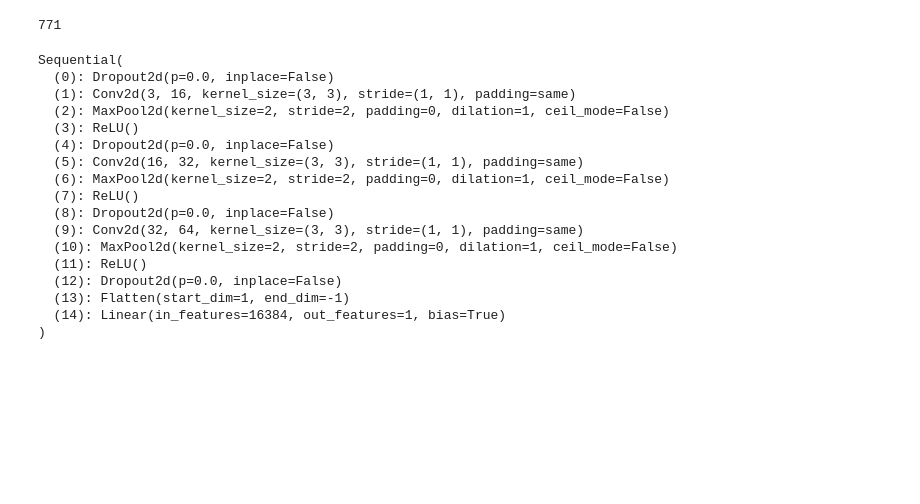
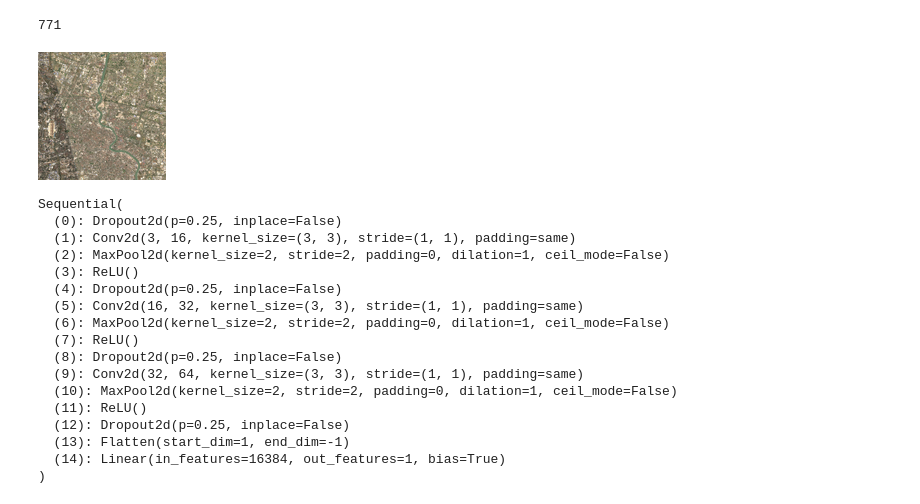
Before and after one commit to eo-agh/daes-project-2425-slodziaki-bystrzaki, a Jupyter notebook: models/neural_networks.ipynb, the cells around one changed output. Drawn from its saved outputs; the diff is of its cells as text; code cells hidden in the pictures; blank space fills up the shorter version.

```diff
--- a/models/neural_networks.ipynb
+++ b/models/neural_networks.ipynb
@@ -213,6 +222,10 @@ train_loader = DataLoader(
 len(train_dataset)
 # %% [output]
 771
+# %%
+transforms.ToPILImage()(dataset[0][0])
+# %% [output]
+[figure, added]
 # %%
 class RelativeLoss(nn.Module):
     """
@@ -268,21 +281,22 @@ criterion = nn.MSELoss()
 # %%
 dev = torch.device('cuda' if torch.cuda.is_available() else 'cpu')
 model.to(dev)
+model.train()
 # %% [output]
 Sequential(
-  (0): Dropout2d(p=0.0, inplace=False)
+  (0): Dropout2d(p=0.25, inplace=False)
   (1): Conv2d(3, 16, kernel_size=(3, 3), stride=(1, 1), padding=same)
   (2): MaxPool2d(kernel_size=2, stride=2, padding=0, dilation=1, ceil_mode=False)
   (3): ReLU()
-  (4): Dropout2d(p=0.0, inplace=False)
+  (4): Dropout2d(p=0.25, inplace=False)
   (5): Conv2d(16, 32, kernel_size=(3, 3), stride=(1, 1), padding=same)
   (6): MaxPool2d(kernel_size=2, stride=2, padding=0, dilation=1, ceil_mode=False)
   (7): ReLU()
-  (8): Dropout2d(p=0.0, inplace=False)
+  (8): Dropout2d(p=0.25, inplace=False)
   (9): Conv2d(32, 64, kernel_size=(3, 3), stride=(1, 1), padding=same)
   (10): MaxPool2d(kernel_size=2, stride=2, padding=0, dilation=1, ceil_mode=False)
   (11): ReLU()
-  (12): Dropout2d(p=0.0, inplace=False)
+  (12): Dropout2d(p=0.25, inplace=False)
   (13): Flatten(start_dim=1, end_dim=-1)
   (14): Linear(in_features=16384, out_features=1, bias=True)
 )
```
Also changed, not shown: parts of 9 cells of this notebook.
